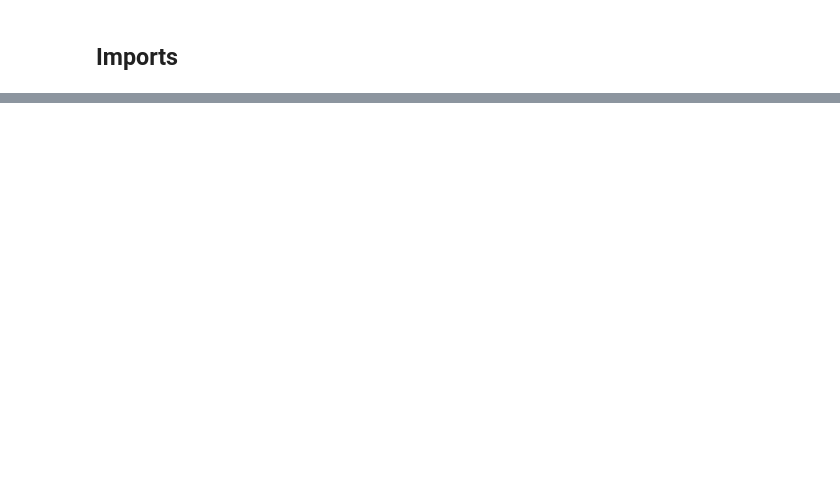
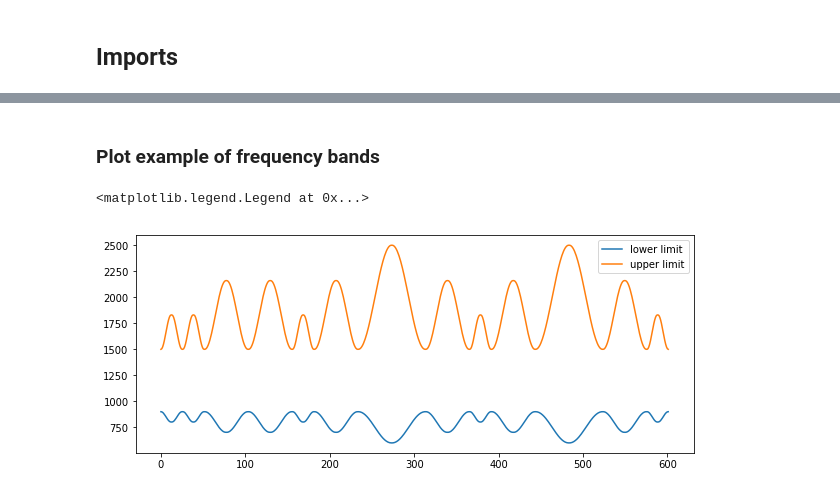
Before and after one commit to bjoernwe/safe_and_sound_protocol, a Jupyter notebook: Safe_and_Sound_Protocol.ipynb, the cells around one changed output, grey strips where cells are left out. Cells and saved outputs as stored; diff of their text form; code cells hidden in the pictures; blank space fills up the shorter version.

```diff
--- a/Safe_and_Sound_Protocol.ipynb
+++ b/Safe_and_Sound_Protocol.ipynb
@@ -215,0 +124,13 @@ result written to ./gdrive/My Drive/Datasets/SafeAndSound/happy_modulated.wav
+# %% [markdown]
+### Plot example of frequency bands
+# %%
+safe_and_sound_preset = SafeAndSoundModulatedBandGenerator.PRESETS['SSP_DAY_1']
+safe_and_sound_band_generator = SafeAndSoundModulatedBandGenerator(**safe_and_sound_preset)
+freq_band_min_max_values = safe_and_sound_band_generator.get_min_and_max_values(number_of_steps=500)
+
+plt.figure(figsize=(10,4))
+plt.plot(freq_band_min_max_values)
+plt.legend(['lower limit', 'upper limit'], loc=1)
+# %% [output]
+<matplotlib.legend.Legend at 0x...>
+[figure, added]
```
Also changed, not shown: parts of 36 cells of this notebook.
